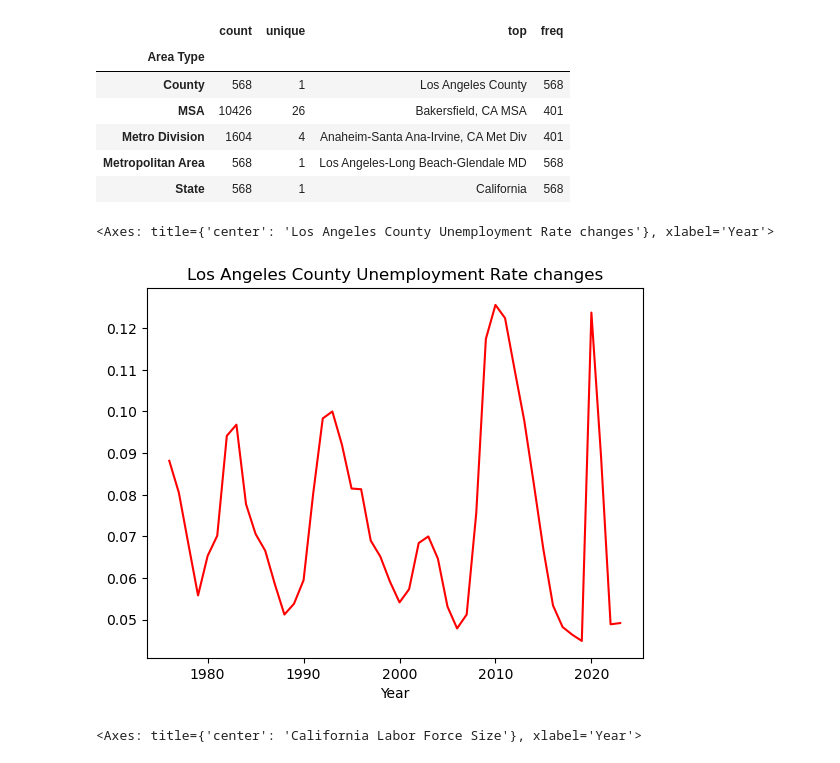
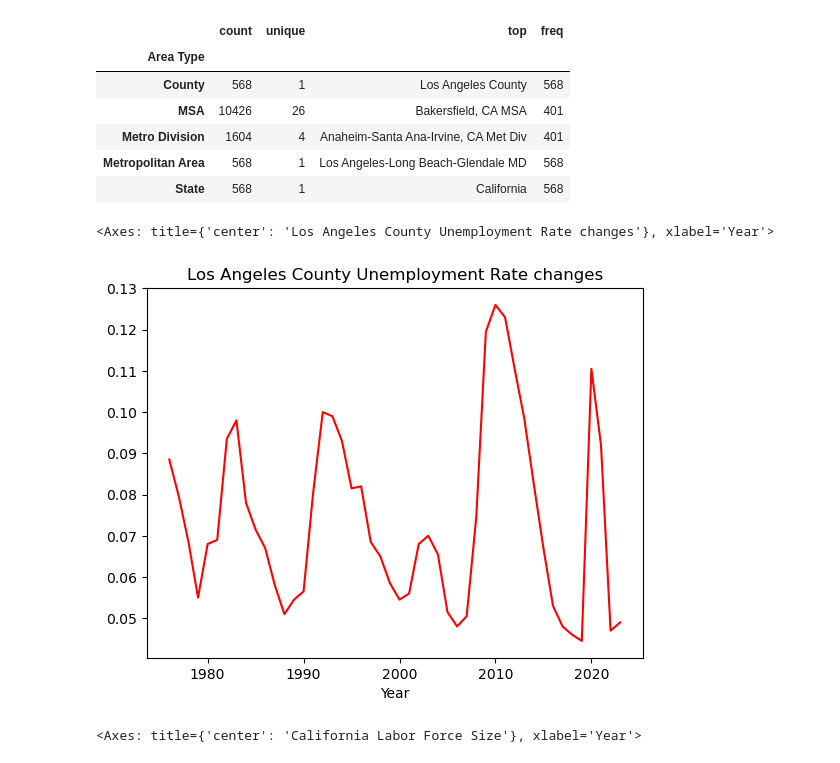
Before and after one commit to Tinashe-04/LocalAreaUnemploymentStatistics, a Jupyter notebook: Local Area Unemployment Stats.ipynb, the cells around one changed output. Cells and saved outputs as stored; diff of their text form; code cells hidden in the pictures.

```diff
--- a/Local Area Unemployment Stats.ipynb
+++ b/Local Area Unemployment Stats.ipynb
@@ -106,3 +109,7 @@ Unemployment                      int64
 Unemployment Rate               float64
 Unemployment Rate %             float64
 dtype: object
+# %%
+# change 'Date' column to datetime type for ease of manipulation
+df['Date'] = pd.to_datetime(df['Date'], format='%m/%d/%Y')
+df.dtypes
@@ -279,12 +300,12 @@ seasonally_adjusted_df.groupby('Area Type')['Area Name'].describe()
 # %%
 # let's use a plot to see how the unemployment rate changed in Los Angeles County from 1976 to 2023
 
 unique_county = seasonally_adjusted_df[seasonally_adjusted_df['Area Type'] == 'County'].groupby('Year')
-unique_county_mean = unique_county['Unemployment Rate'].agg('mean')
-unique_county_mean.plot(title='Los Angeles County Unemployment Rate changes', kind='line', color='red')
+unique_county_median = unique_county['Unemployment Rate'].agg('median')
+unique_county_median.plot(title='Los Angeles County Unemployment Rate changes', kind='line', color='red')
 # %% [output]
 <Axes: title={'center': 'Los Angeles County Unemployment Rate changes'}, xlabel='Year'>
-[figure, old version]
+[figure, new version]
 # %%
 # plot an area graph showing change in California's labor force size
 
```
Also changed, not shown: parts of 11 cells of this notebook.
